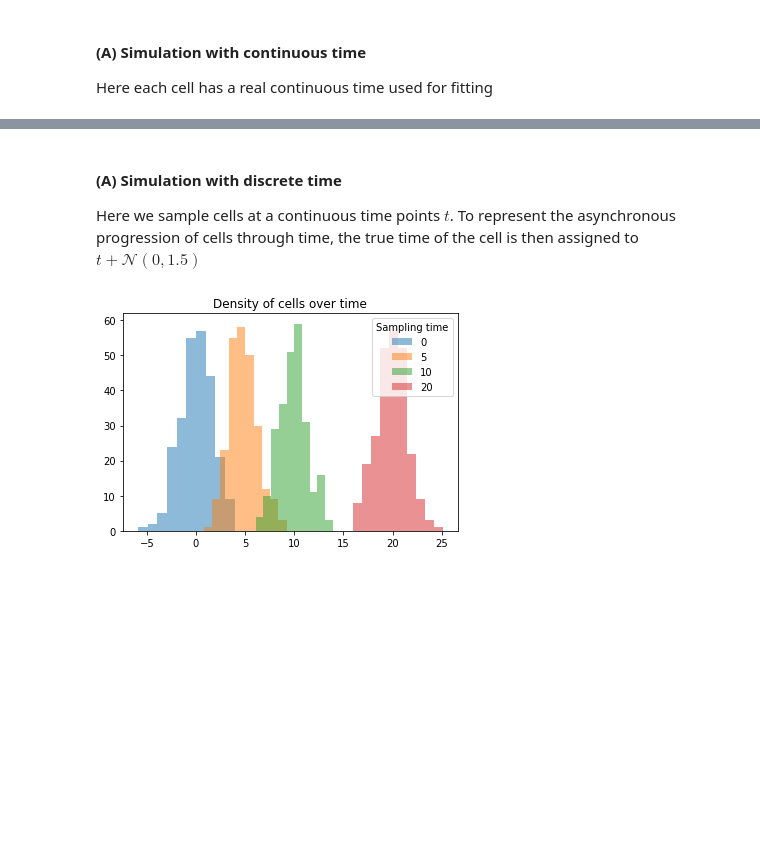
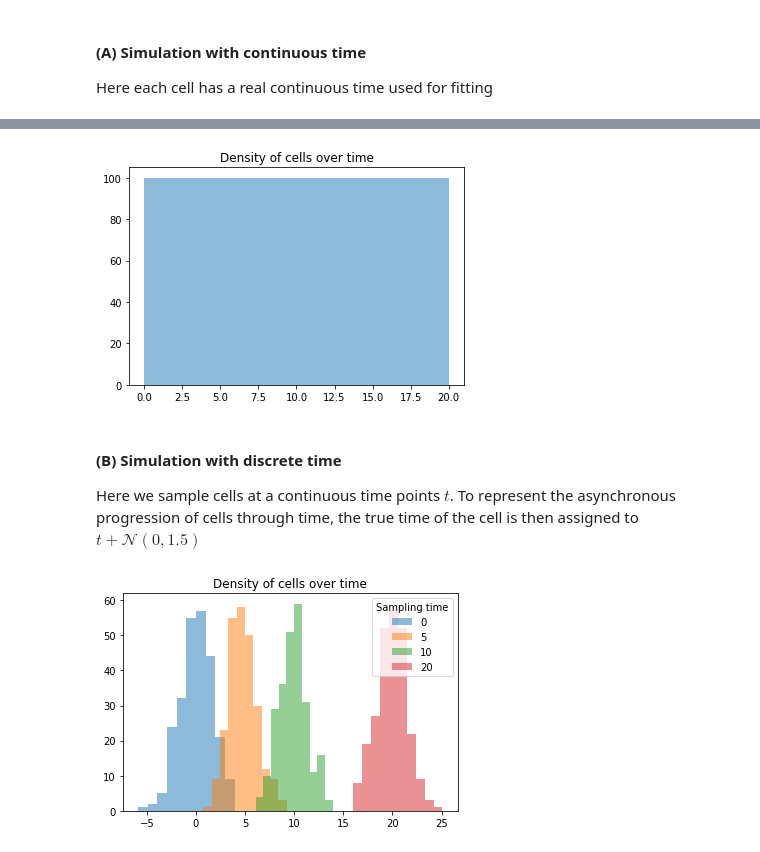
Before and after one commit to bjbouman/time_series_analysis, a Jupyter notebook: code/8.1.simulation_time_series.ipynb, the cells around one changed output, grey strips where cells are left out. Drawn from its saved outputs; the diff is of its cells as text; code cells hidden in the pictures; blank space fills up the shorter version.

Commit message:
Update code 8.1 and 8.2; add simulation data

```diff
--- a/code/8.1.simulation_time_series.ipynb
+++ b/code/8.1.simulation_time_series.ipynb
@@ -82,5 +127,11 @@ np.savetxt("t_continuous_time.csv", time, delimiter=",",fmt='%1.1f')
+# %%
+plt.hist(time, alpha=0.5)
+plt.title("Density of cells over time")
+plt.show()
+# %% [output]
+[figure, added]
 # %% [markdown]
-#### (A) Simulation with discrete time
+#### (B) Simulation with discrete time
 
 Here we sample cells at a continuous time points $t$. To represent the asynchronous progression of cells through time, the true time of the cell is then assigned to $t+\mathcal{N}(0, 1.5)$
 # %%
```
Also changed, not shown: parts of 9 cells of this notebook, 5 other files.
